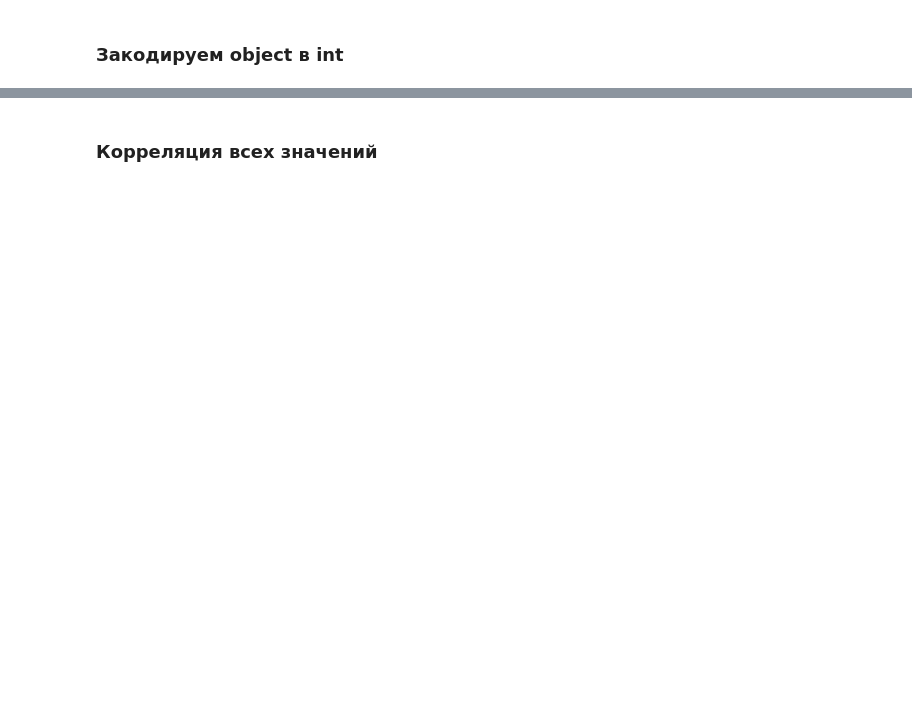
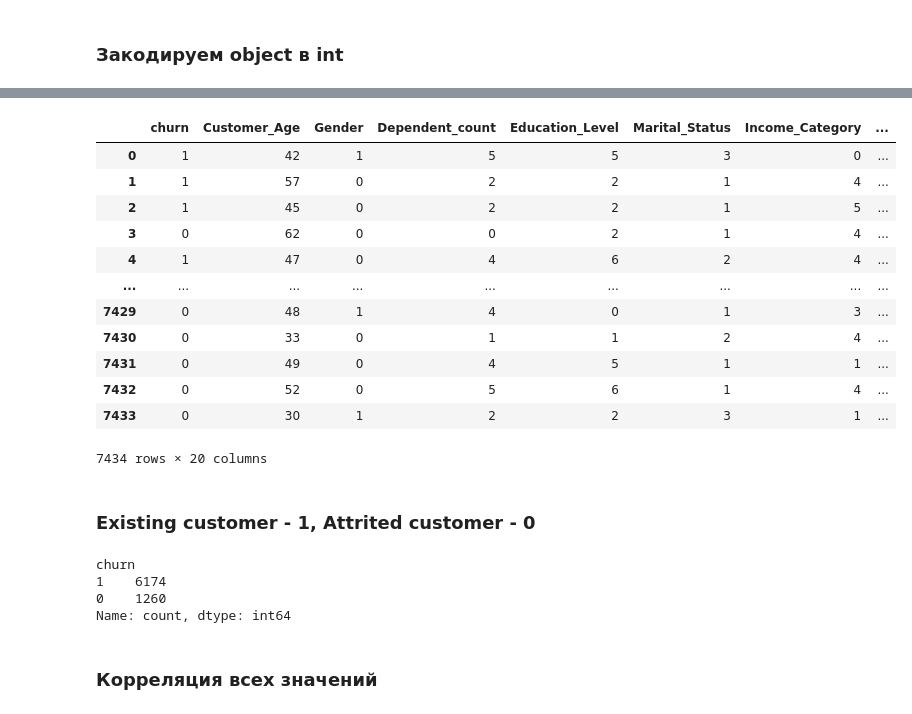
Before and after one commit to m00nbee/ml_learning, a Jupyter notebook: dz_eda.ipynb, the cells around one changed output, grey strips where cells are left out. Drawn from its saved outputs; the diff is of its cells as text; code cells hidden in the pictures; blank space fills up the shorter version.

```diff
--- a/dz_eda.ipynb
+++ b/dz_eda.ipynb
@@ -95,6 +146,8 @@ plt.show()
 # %% [markdown]
 ### Обработка выбросов (просто удалю)
 # %%
+outlier_cols.remove('Contacts_Count_12_mon')
+outlier_cols.remove('Total_Trans_Ct')
 def del_outliers(frame, column):
     Q1 = frame[column].quantile(0.25)
     Q3 = frame[column].quantile(0.75)
@@ -107,7 +160,7 @@ def del_outliers(frame, column):
 
 for col in outlier_cols:
     df = del_outliers(df, col)
-df
+df.reset_index(drop=True, inplace=True)
 # %%
 df['Customer_Age'].unique()
 avg_revolving = df.groupby('Customer_Age')['Total_Revolving_Bal'].mean().reset_index()
@@ -156,9 +251,32 @@ plt.show()
 # %%
-categorial_columns = df.select_dtypes(include=['object']).columns.tolist()
+cat_columns = df.select_dtypes(include=['object']).columns.tolist()
 encoder = OrdinalEncoder()
-encoded_data = encoder.fit_transform(df[categorial_columns])
-df[categorial_columns] = encoded_data.astype(int)
+encoded_data = encoder.fit_transform(df[cat_columns])
+df[cat_columns] = encoded_data.astype(int)
 df
+# %% [output]
+|  | churn | Customer_Age | Gender | Dependent_count | Education_Level | Marital_Status | Income_Category | ... |
+| 0 | 1 | 42 | 1 | 5 | 5 | 3 | 0 | ... |
+| 1 | 1 | 57 | 0 | 2 | 2 | 1 | 4 | ... |
+| 2 | 1 | 45 | 0 | 2 | 2 | 1 | 5 | ... |
+| 3 | 0 | 62 | 0 | 0 | 2 | 1 | 4 | ... |
+| 4 | 1 | 47 | 0 | 4 | 6 | 2 | 4 | ... |
+| ... | ... | ... | ... | ... | ... | ... | ... | ... |
+| 7429 | 0 | 48 | 1 | 4 | 0 | 1 | 3 | ... |
+| 7430 | 0 | 33 | 0 | 1 | 1 | 2 | 4 | ... |
+| 7431 | 0 | 49 | 0 | 4 | 5 | 1 | 1 | ... |
+| 7432 | 0 | 52 | 0 | 5 | 6 | 1 | 4 | ... |
+| 7433 | 0 | 30 | 1 | 2 | 2 | 3 | 1 | ... |
+7434 rows × 20 columns
+# %% [markdown]
+### Existing customer - 1, Attrited customer - 0
+# %%
+df['churn'].value_counts()
+# %% [output]
+churn
+1    6174
+0    1260
+Name: count, dtype: int64
 # %% [markdown]
 ### Корреляция всех значений
 # %%
```
Also changed, not shown: parts of 20 cells of this notebook, 2 other files.
